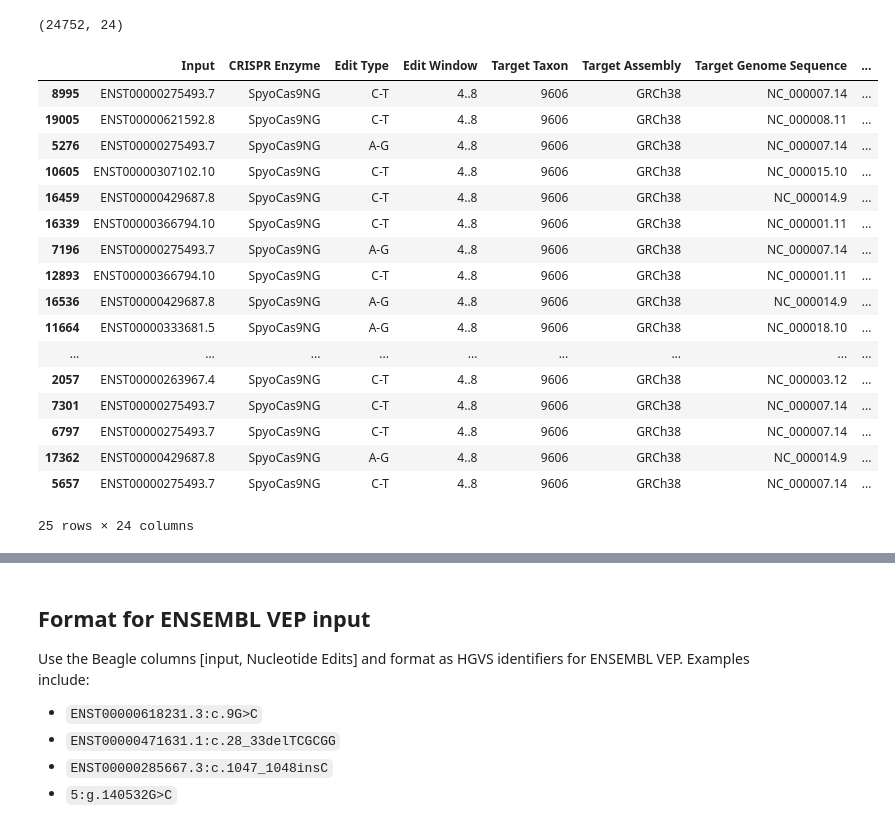
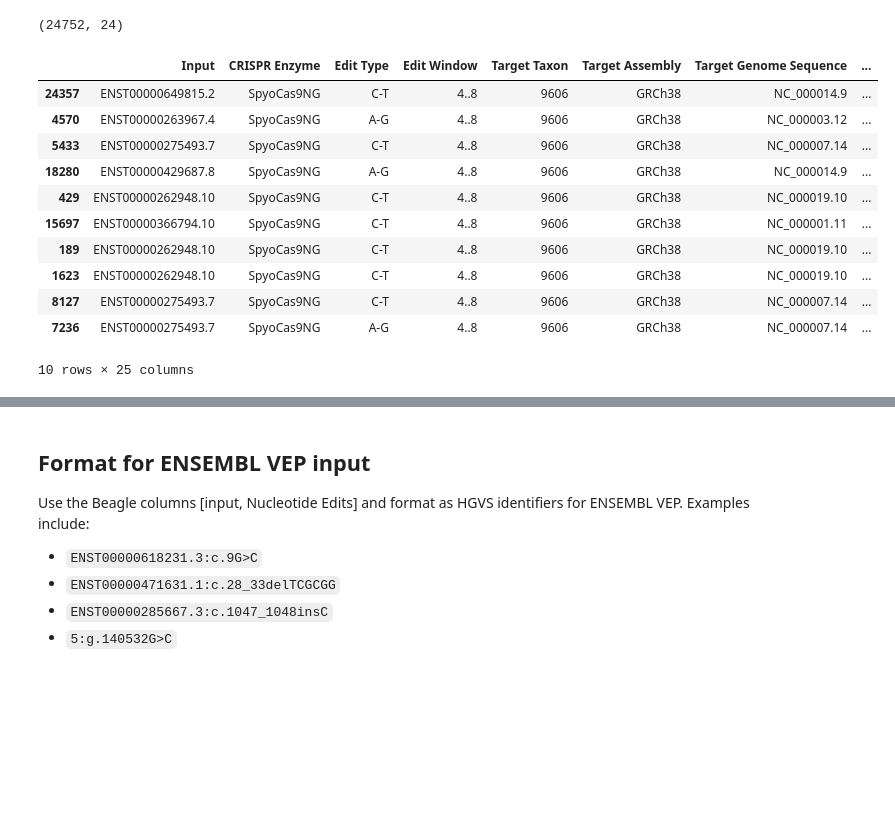
Before and after one commit to QuantitativeBiology/BECancerResistome, a Jupyter notebook: BECancerResistome/Beagle2VEP.ipynb, the cells around one changed output, grey strips where cells are left out. Drawn from its saved outputs; the diff is of its cells as text; code cells hidden in the pictures; blank space fills up the shorter version.

Commit message:
cross-reference between guides and vep

```diff
--- a/BECancerResistome/Beagle2VEP.ipynb
+++ b/BECancerResistome/Beagle2VEP.ipynb
@@ -12,28 +13,26 @@ headers = {"Content-Type": "application/json", "Accept": "application/json"}
 # %% [markdown]
 ## Import Beagle sgRNA annotation
 # %%
-variants = pd.read_csv(f"../data/BeagleCoelho/EG_collab-guides.txt", sep="\t")
+variants = pd.read_csv(f"data/BeagleCoelho/EG_collab-guides.txt", sep="\t")
 variants.shape
 # %% [output]
 (24752, 24)
+# %%
+variants["editor"] = (
+    variants["Edit Type"].apply(lambda v: "ABE" if v == "A-G" else "CBE").values
+)
 # %%
-variants.sample(25)
+variants.sample(10)
 # %% [output]
 |  | Input | CRISPR Enzyme | Edit Type | Edit Window | Target Taxon | Target Assembly | Target Genome Sequence | ... |
-| 8995 | ENST00000275493.7 | SpyoCas9NG | C-T | 4..8 | 9606 | GRCh38 | NC_000007.14 | ... |
-| 19005 | ENST00000621592.8 | SpyoCas9NG | C-T | 4..8 | 9606 | GRCh38 | NC_000008.11 | ... |
-| 5276 | ENST00000275493.7 | SpyoCas9NG | A-G | 4..8 | 9606 | GRCh38 | NC_000007.14 | ... |
-| 10605 | ENST00000307102.10 | SpyoCas9NG | C-T | 4..8 | 9606 | GRCh38 | NC_000015.10 | ... |
-| 16459 | ENST00000429687.8 | SpyoCas9NG | C-T | 4..8 | 9606 | GRCh38 | NC_000014.9 | ... |
-| 16339 | ENST00000366794.10 | SpyoCas9NG | C-T | 4..8 | 9606 | GRCh38 | NC_000001.11 | ... |
-| 7196 | ENST00000275493.7 | SpyoCas9NG | A-G | 4..8 | 9606 | GRCh38 | NC_000007.14 | ... |
-| 12893 | ENST00000366794.10 | SpyoCas9NG | C-T | 4..8 | 9606 | GRCh38 | NC_000001.11 | ... |
-| 16536 | ENST00000429687.8 | SpyoCas9NG | A-G | 4..8 | 9606 | GRCh38 | NC_000014.9 | ... |
-| 11664 | ENST00000333681.5 | SpyoCas9NG | A-G | 4..8 | 9606 | GRCh38 | NC_000018.10 | ... |
-| ... | ... | ... | ... | ... | ... | ... | ... | ... |
-| 2057 | ENST00000263967.4 | SpyoCas9NG | C-T | 4..8 | 9606 | GRCh38 | NC_000003.12 | ... |
-| 7301 | ENST00000275493.7 | SpyoCas9NG | C-T | 4..8 | 9606 | GRCh38 | NC_000007.14 | ... |
-| 6797 | ENST00000275493.7 | SpyoCas9NG | C-T | 4..8 | 9606 | GRCh38 | NC_000007.14 | ... |
-| 17362 | ENST00000429687.8 | SpyoCas9NG | A-G | 4..8 | 9606 | GRCh38 | NC_000014.9 | ... |
-| 5657 | ENST00000275493.7 | SpyoCas9NG | C-T | 4..8 | 9606 | GRCh38 | NC_000007.14 | ... |
+| 24357 | ENST00000649815.2 | SpyoCas9NG | C-T | 4..8 | 9606 | GRCh38 | NC_000014.9 | ... |
+| 4570 | ENST00000263967.4 | SpyoCas9NG | A-G | 4..8 | 9606 | GRCh38 | NC_000003.12 | ... |
+| 5433 | ENST00000275493.7 | SpyoCas9NG | C-T | 4..8 | 9606 | GRCh38 | NC_000007.14 | ... |
+| 18280 | ENST00000429687.8 | SpyoCas9NG | A-G | 4..8 | 9606 | GRCh38 | NC_000014.9 | ... |
+| 429 | ENST00000262948.10 | SpyoCas9NG | C-T | 4..8 | 9606 | GRCh38 | NC_000019.10 | ... |
+| 15697 | ENST00000366794.10 | SpyoCas9NG | C-T | 4..8 | 9606 | GRCh38 | NC_000001.11 | ... |
+| 189 | ENST00000262948.10 | SpyoCas9NG | C-T | 4..8 | 9606 | GRCh38 | NC_000019.10 | ... |
+| 1623 | ENST00000262948.10 | SpyoCas9NG | C-T | 4..8 | 9606 | GRCh38 | NC_000019.10 | ... |
+| 8127 | ENST00000275493.7 | SpyoCas9NG | C-T | 4..8 | 9606 | GRCh38 | NC_000007.14 | ... |
+| 7236 | ENST00000275493.7 | SpyoCas9NG | A-G | 4..8 | 9606 | GRCh38 | NC_000007.14 | ... |
-25 rows × 24 columns
+10 rows × 25 columns
```
Also changed, not shown: parts of 12 cells of this notebook, 4 other files.
